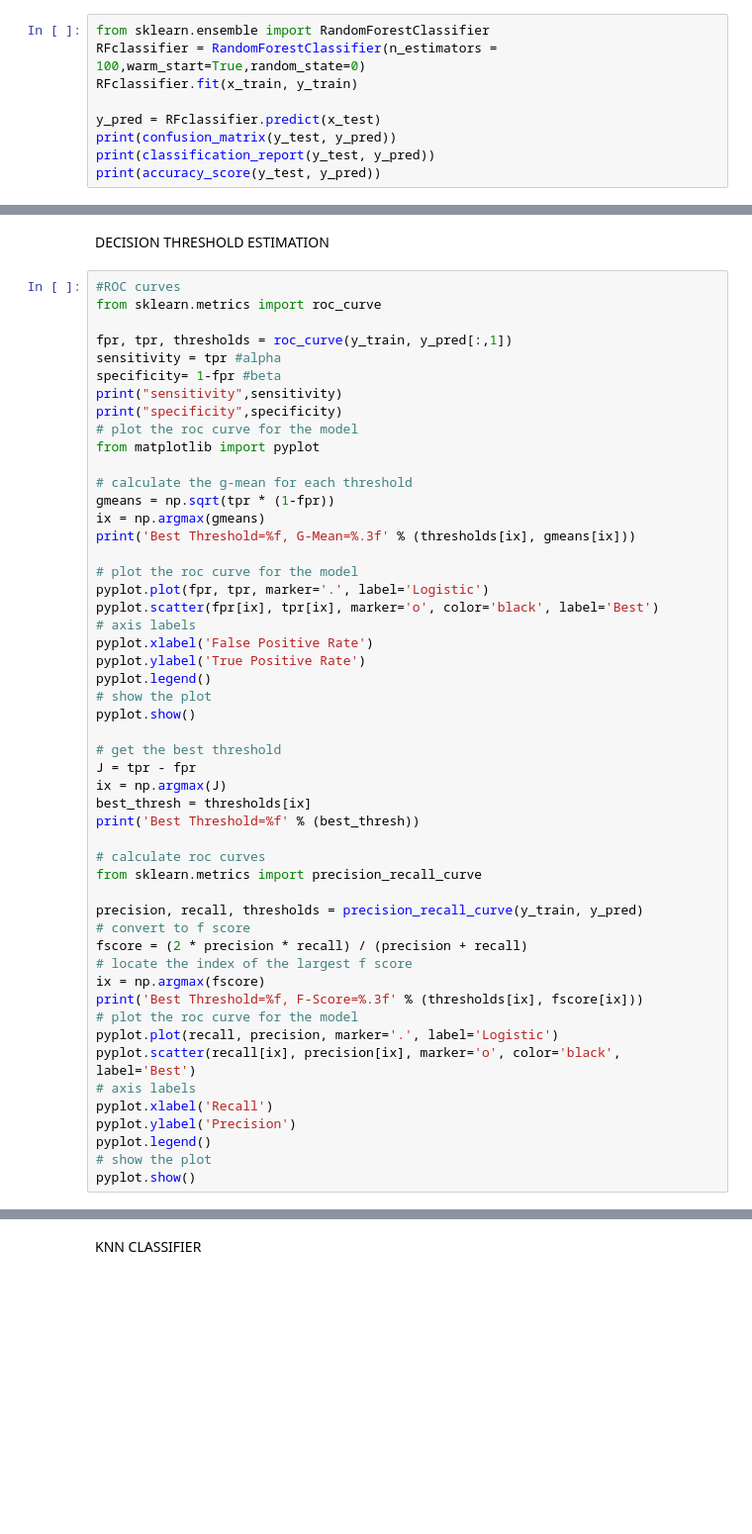
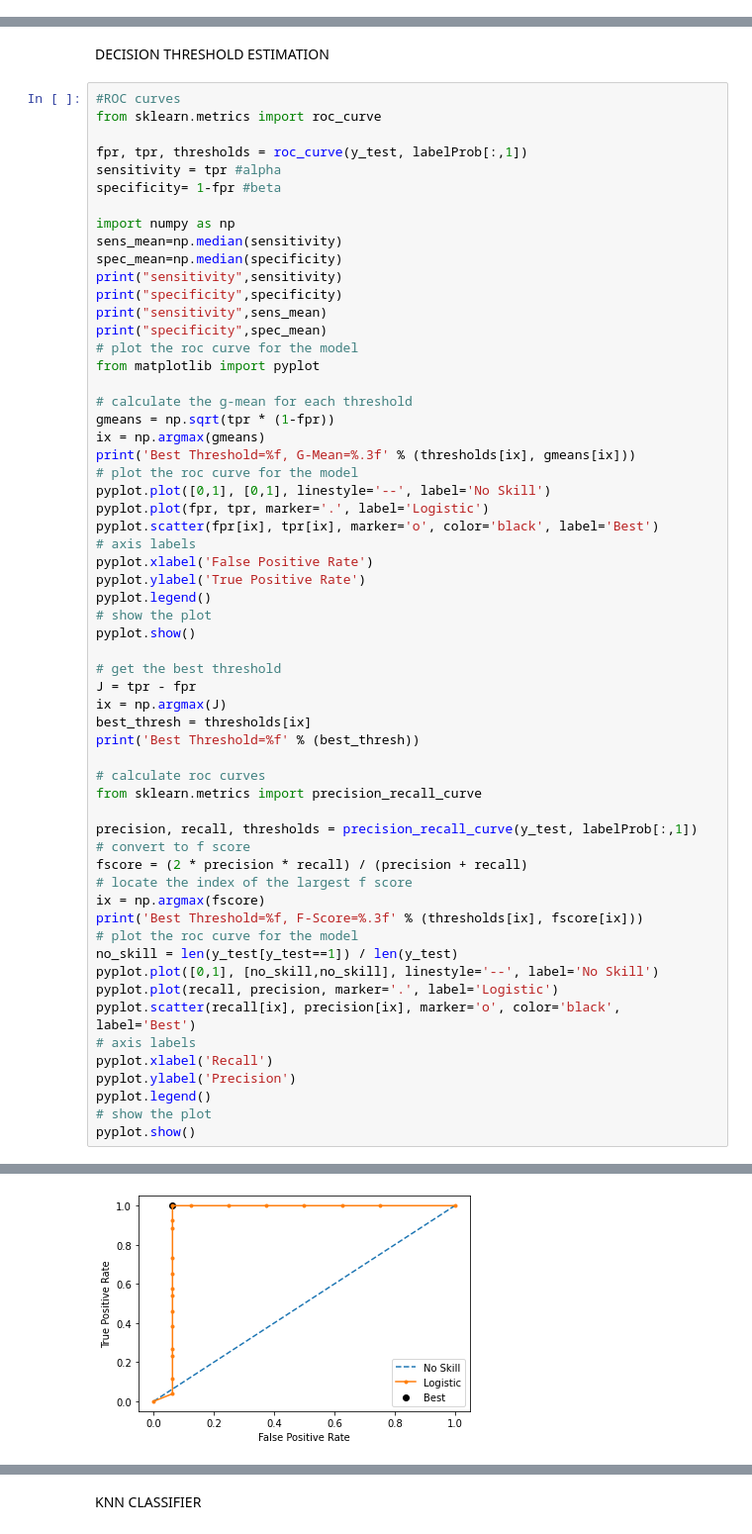
Before and after one commit to mefy-Aruna/Covid-App, a Jupyter notebook: finalCovidModel.ipynb, the cells around one changed output, grey strips where cells are left out. Shown at 99% size. Cells and saved outputs as stored; diff of their text form; blank space fills up the shorter version.

```diff
--- a/finalCovidModel.ipynb
+++ b/finalCovidModel.ipynb
@@ -290,9 +287,0 @@ RANDOM FOREST CLASSIFIER
-# %%
-from sklearn.ensemble import RandomForestClassifier
-RFclassifier = RandomForestClassifier(n_estimators = 100,warm_start=True,random_state=0)
-RFclassifier.fit(x_train, y_train)
-
-y_pred = RFclassifier.predict(x_test)
-print(confusion_matrix(y_test, y_pred))
-print(classification_report(y_test, y_pred))
-print(accuracy_score(y_test, y_pred))
@@ -371,11 +355,17 @@ DECISION THRESHOLD ESTIMATION
 #ROC curves
 from sklearn.metrics import roc_curve
 
-fpr, tpr, thresholds = roc_curve(y_train, y_pred[:,1])
+fpr, tpr, thresholds = roc_curve(y_test, labelProb[:,1])
 sensitivity = tpr #alpha
 specificity= 1-fpr #beta
+
+import numpy as np
+sens_mean=np.median(sensitivity)
+spec_mean=np.median(specificity)
 print("sensitivity",sensitivity)
 print("specificity",specificity)
+print("sensitivity",sens_mean)
+print("specificity",spec_mean)
 # plot the roc curve for the model
 from matplotlib import pyplot
 
@@ -383,8 +373,8 @@ from matplotlib import pyplot
 gmeans = np.sqrt(tpr * (1-fpr))
 ix = np.argmax(gmeans)
 print('Best Threshold=%f, G-Mean=%.3f' % (thresholds[ix], gmeans[ix]))
-
 # plot the roc curve for the model
+pyplot.plot([0,1], [0,1], linestyle='--', label='No Skill')
 pyplot.plot(fpr, tpr, marker='.', label='Logistic')
 pyplot.scatter(fpr[ix], tpr[ix], marker='o', color='black', label='Best')
 # axis labels
@@ -403,13 +393,15 @@ print('Best Threshold=%f' % (best_thresh))
 # calculate roc curves
 from sklearn.metrics import precision_recall_curve
 
-precision, recall, thresholds = precision_recall_curve(y_train, y_pred)
+precision, recall, thresholds = precision_recall_curve(y_test, labelProb[:,1])
 # convert to f score
 fscore = (2 * precision * recall) / (precision + recall)
 # locate the index of the largest f score
 ix = np.argmax(fscore)
 print('Best Threshold=%f, F-Score=%.3f' % (thresholds[ix], fscore[ix]))
 # plot the roc curve for the model
+no_skill = len(y_test[y_test==1]) / len(y_test)
+pyplot.plot([0,1], [no_skill,no_skill], linestyle='--', label='No Skill')
 pyplot.plot(recall, precision, marker='.', label='Logistic')
 pyplot.scatter(recall[ix], precision[ix], marker='o', color='black', label='Best')
 # axis labels
@@ -418,3 +410,4 @@ pyplot.ylabel('Precision')
 pyplot.legend()
 # show the plot
 pyplot.show()
+# %% [output]
@@ -420,0 +424 @@ pyplot.show()
+[figure, added]
```
Also changed, not shown: parts of 10 cells of this notebook.
